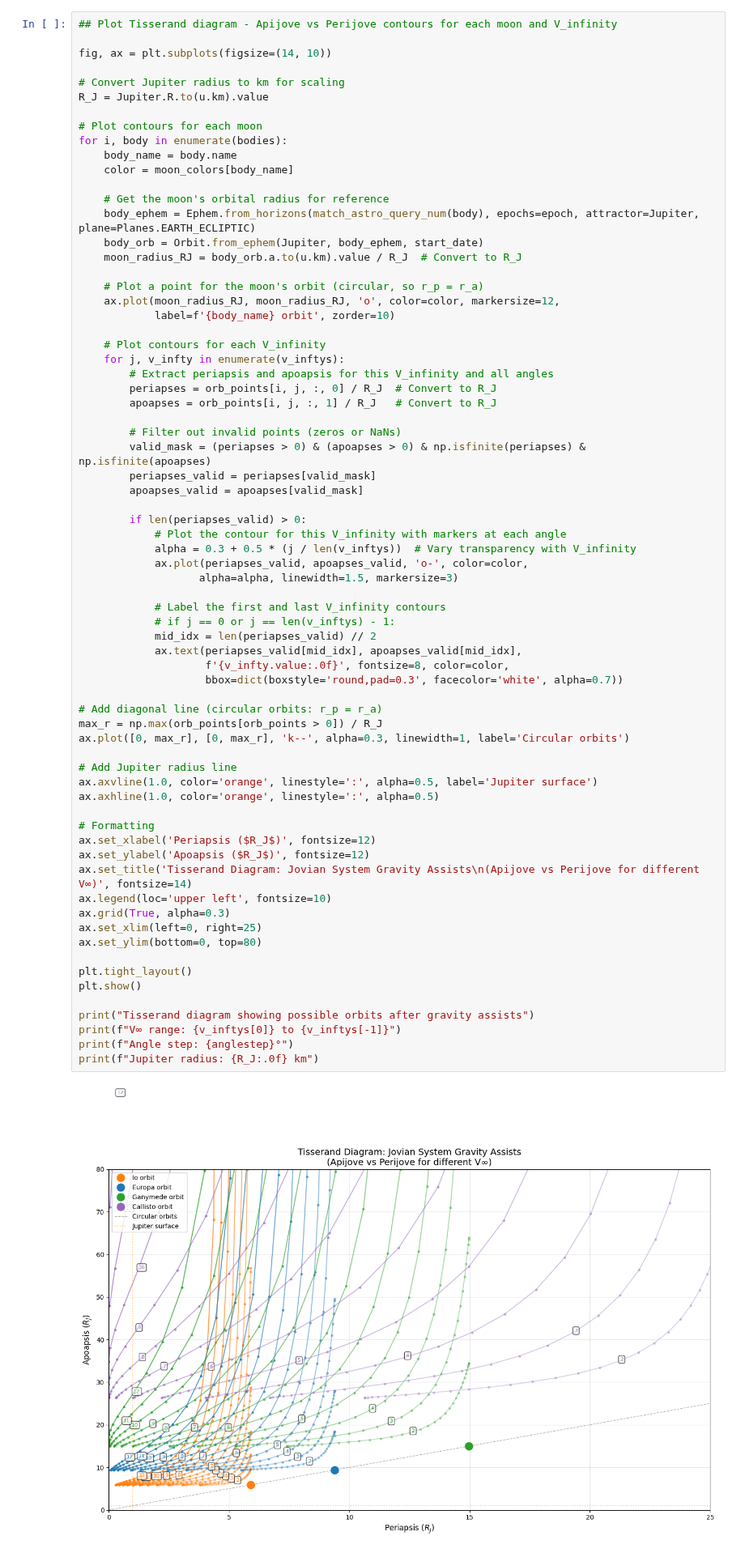
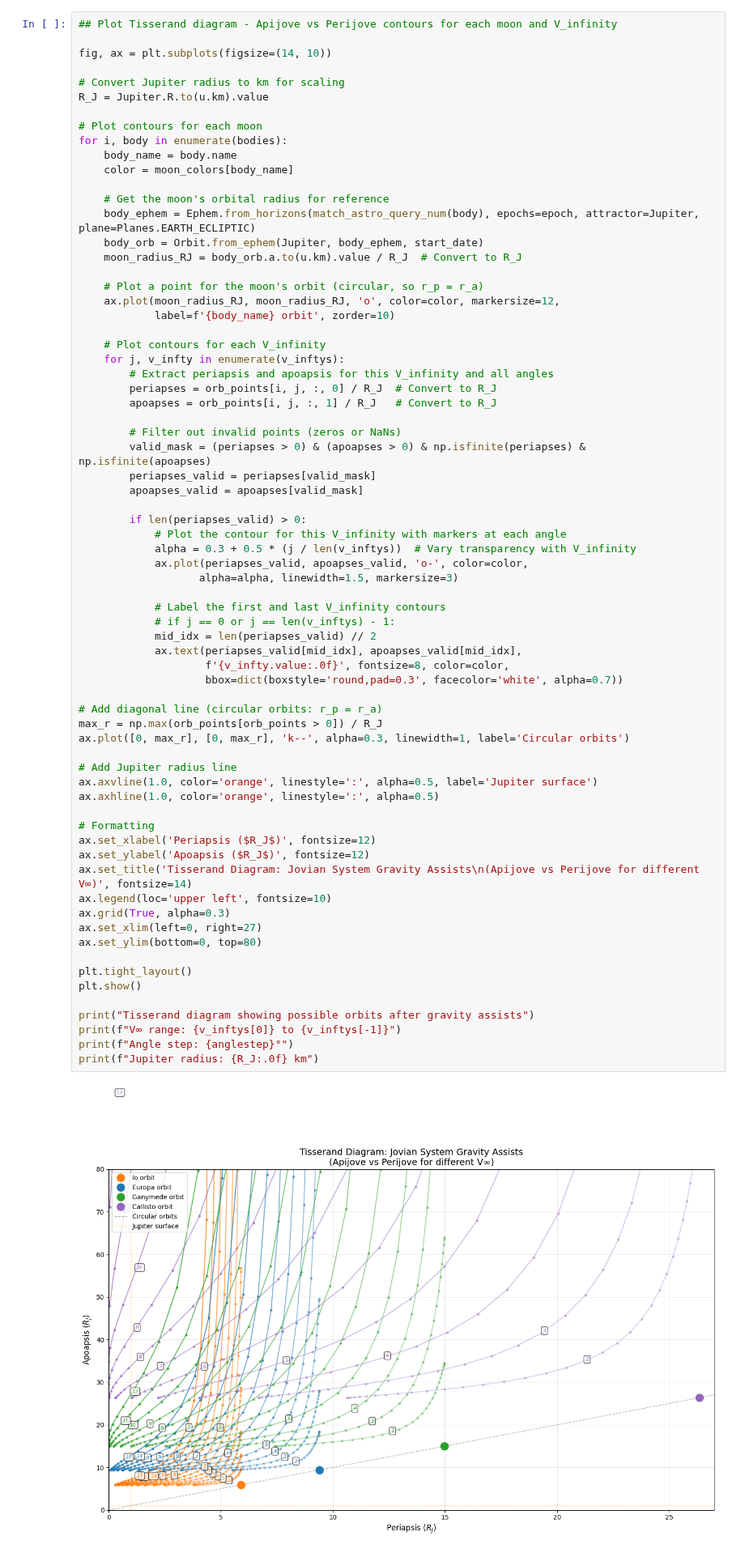
Before and after one commit to jackSN8/Starship_outer_planets_missions, a Jupyter notebook: tisserand_jovian_system.ipynb, the cells around one changed output. Shown at 81% size. Saved outputs shown, nothing was run; the diff lists cells and outputs as text.

Commit message:
Reogranized project; getting ready for final push with tisserand graph help

```diff
--- a/tisserand_jovian_system.ipynb
+++ b/tisserand_jovian_system.ipynb
@@ -170,35 +178,35 @@ for i, body in enumerate(bodies):
             # if j == 0 or j == len(v_inftys) - 1:
             mid_idx = len(periapses_valid) // 2
             ax.text(periapses_valid[mid_idx], apoapses_valid[mid_idx],
                     f'{v_infty.value:.0f}', fontsize=8, color=color,
                     bbox=dict(boxstyle='round,pad=0.3', facecolor='white', alpha=0.7))
 
 # Add diagonal line (circular orbits: r_p = r_a)
 max_r = np.max(orb_points[orb_points > 0]) / R_J
 ax.plot([0, max_r], [0, max_r], 'k--', alpha=0.3, linewidth=1, label='Circular orbits')
 
 # Add Jupiter radius line
 ax.axvline(1.0, color='orange', linestyle=':', alpha=0.5, label='Jupiter surface')
 ax.axhline(1.0, color='orange', linestyle=':', alpha=0.5)
 
 # Formatting
 ax.set_xlabel('Periapsis ($R_J$)', fontsize=12)
 ax.set_ylabel('Apoapsis ($R_J$)', fontsize=12)
 ax.set_title('Tisserand Diagram: Jovian System Gravity Assists\n(Apijove vs Perijove for different V∞)', fontsize=14)
 ax.legend(loc='upper left', fontsize=10)
 ax.grid(True, alpha=0.3)
-ax.set_xlim(left=0, right=25)
+ax.set_xlim(left=0, right=27)
 ax.set_ylim(bottom=0, top=80)
 
 plt.tight_layout()
 plt.show()
 
 print("Tisserand diagram showing possible orbits after gravity assists")
 print(f"V∞ range: {v_inftys[0]} to {v_inftys[-1]}")
 print(f"Angle step: {anglestep}°")
 print(f"Jupiter radius: {R_J:.0f} km")
 # %% [output]
-[figure, old version]
+[figure, new version]
 Tisserand diagram showing possible orbits after gravity assists
 V∞ range: 2.0 km / s to 12.0 km / s
 Angle step: 5°
```
Also changed, not shown: parts of 2 cells of this notebook, 7 other files.
